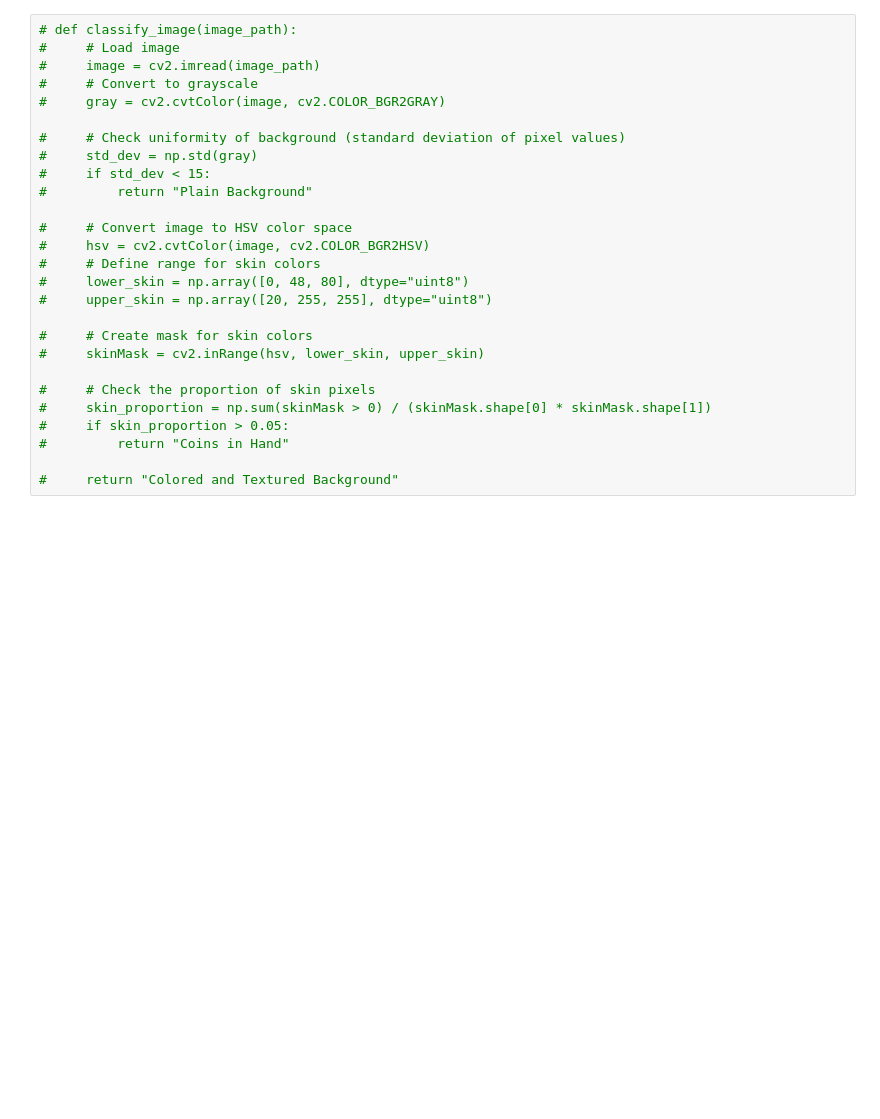
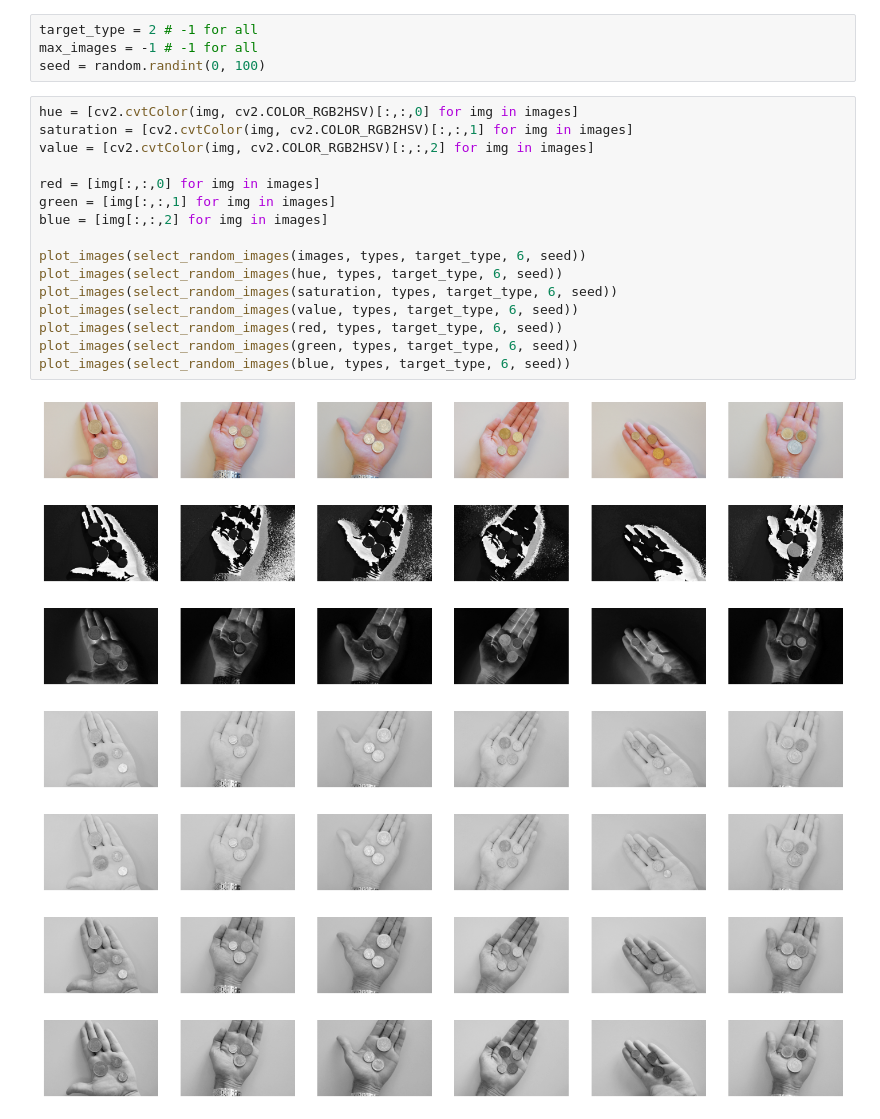
Before and after one commit to avray02/iapr_proj, a Jupyter notebook: report.ipynb, the cells around one changed output. Cells and saved outputs as stored; diff of their text form; blank space fills up the shorter version.

```diff
--- a/report.ipynb
+++ b/report.ipynb
@@ -41,27 +78,28 @@
-# %%
-# def classify_image(image_path):
-#     # Load image
-#     image = cv2.imread(image_path)
-#     # Convert to grayscale
-#     gray = cv2.cvtColor(image, cv2.COLOR_BGR2GRAY)
-
-#     # Check uniformity of background (standard deviation of pixel values)
-#     std_dev = np.std(gray)
-#     if std_dev < 15:
-#         return "Plain Background"
-
-#     # Convert image to HSV color space
-#     hsv = cv2.cvtColor(image, cv2.COLOR_BGR2HSV)
-#     # Define range for skin colors
-#     lower_skin = np.array([0, 48, 80], dtype="uint8")
-#     upper_skin = np.array([20, 255, 255], dtype="uint8")
-
-#     # Create mask for skin colors
-#     skinMask = cv2.inRange(hsv, lower_skin, upper_skin)
-
-#     # Check the proportion of skin pixels
-#     skin_proportion = np.sum(skinMask > 0) / (skinMask.shape[0] * skinMask.shape[1])
-#     if skin_proportion > 0.05:
-#         return "Coins in Hand"
-
-#     return "Colored and Textured Background"
+# %%
+target_type = 2 # -1 for all
+max_images = -1 # -1 for all
+seed = random.randint(0, 100)
+# %%
+hue = [cv2.cvtColor(img, cv2.COLOR_RGB2HSV)[:,:,0] for img in images]
+saturation = [cv2.cvtColor(img, cv2.COLOR_RGB2HSV)[:,:,1] for img in images]
+value = [cv2.cvtColor(img, cv2.COLOR_RGB2HSV)[:,:,2] for img in images]
+
+red = [img[:,:,0] for img in images]
+green = [img[:,:,1] for img in images]
+blue = [img[:,:,2] for img in images]
+
+plot_images(select_random_images(images, types, target_type, 6, seed))
+plot_images(select_random_images(hue, types, target_type, 6, seed))
+plot_images(select_random_images(saturation, types, target_type, 6, seed))
+plot_images(select_random_images(value, types, target_type, 6, seed))
+plot_images(select_random_images(red, types, target_type, 6, seed))
+plot_images(select_random_images(green, types, target_type, 6, seed))
+plot_images(select_random_images(blue, types, target_type, 6, seed))
+# %% [output]
+[figure, added]
+[figure, added]
+[figure, added]
+[figure, added]
+[figure, added]
+[figure, added]
+[figure, added]
```
Also changed, not shown: parts of 7 cells of this notebook, 5 other files.
